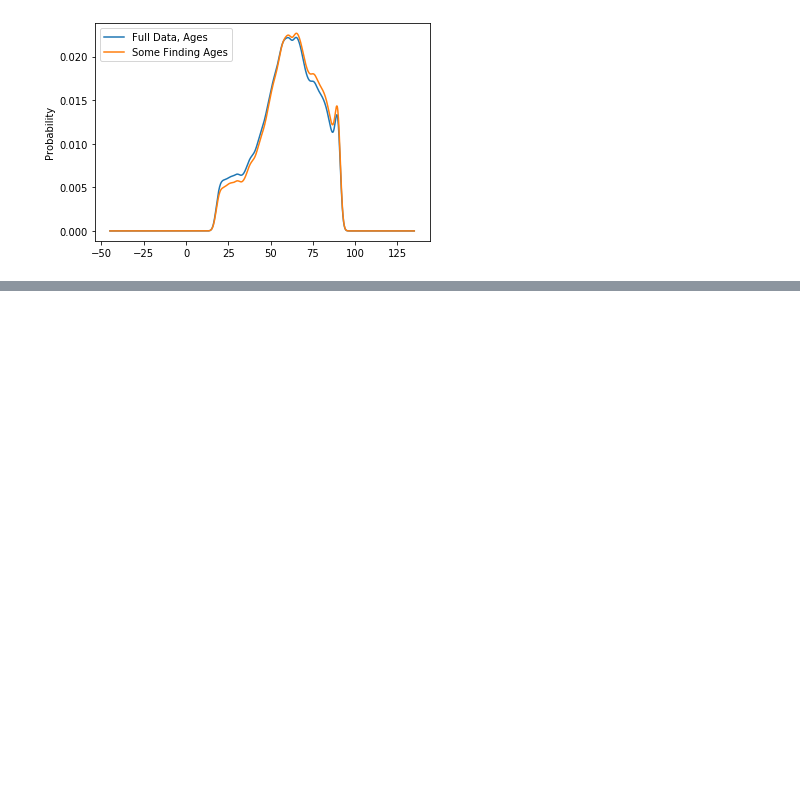
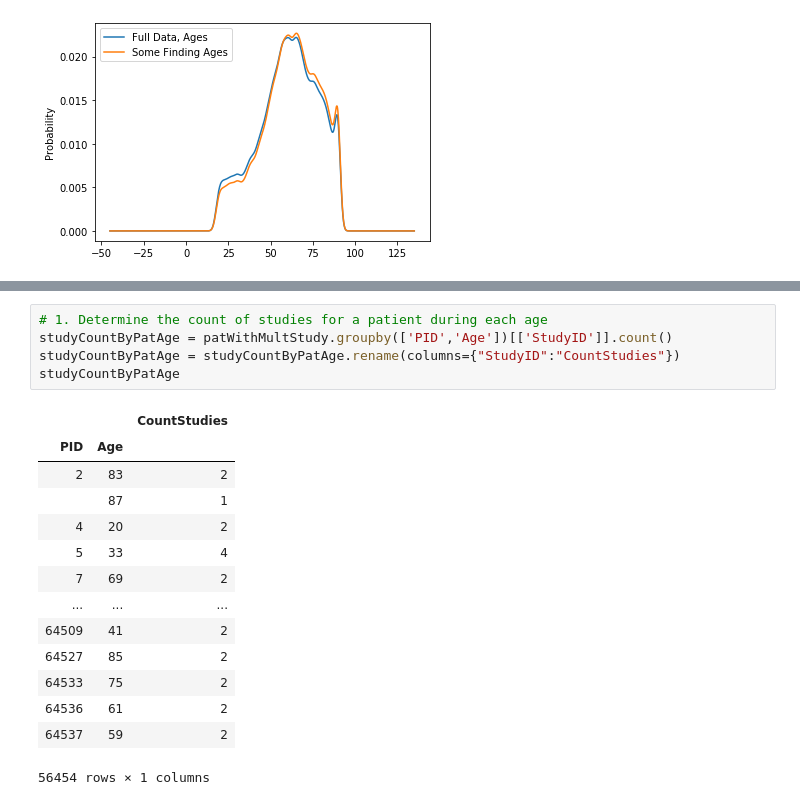
Before and after one commit to peterdobbs77/statistical_simulation, a Jupyter notebook: InvestigatingCheXpert.ipynb, the cells around one changed output, grey strips where cells are left out. Drawn from its saved outputs; the diff is of its cells as text; blank space fills up the shorter version.

```diff
--- a/InvestigatingCheXpert.ipynb
+++ b/InvestigatingCheXpert.ipynb
@@ -172,0 +194,20 @@ TypeError: count() takes 1 positional argument but 2 were given
+# %%
+# 1. Determine the count of studies for a patient during each age
+studyCountByPatAge = patWithMultStudy.groupby(['PID','Age'])[['StudyID']].count()
+studyCountByPatAge = studyCountByPatAge.rename(columns={"StudyID":"CountStudies"})
+studyCountByPatAge
+# %% [output]
+|  |  | CountStudies |
+| PID | Age |  |
+| 2 | 83 | 2 |
+|  | 87 | 1 |
+| 4 | 20 | 2 |
+| 5 | 33 | 4 |
+| 7 | 69 | 2 |
+| ... | ... | ... |
+| 64509 | 41 | 2 |
+| 64527 | 85 | 2 |
+| 64533 | 75 | 2 |
+| 64536 | 61 | 2 |
+| 64537 | 59 | 2 |
+56454 rows × 1 columns
```
Also changed, not shown: parts of 11 cells of this notebook.
